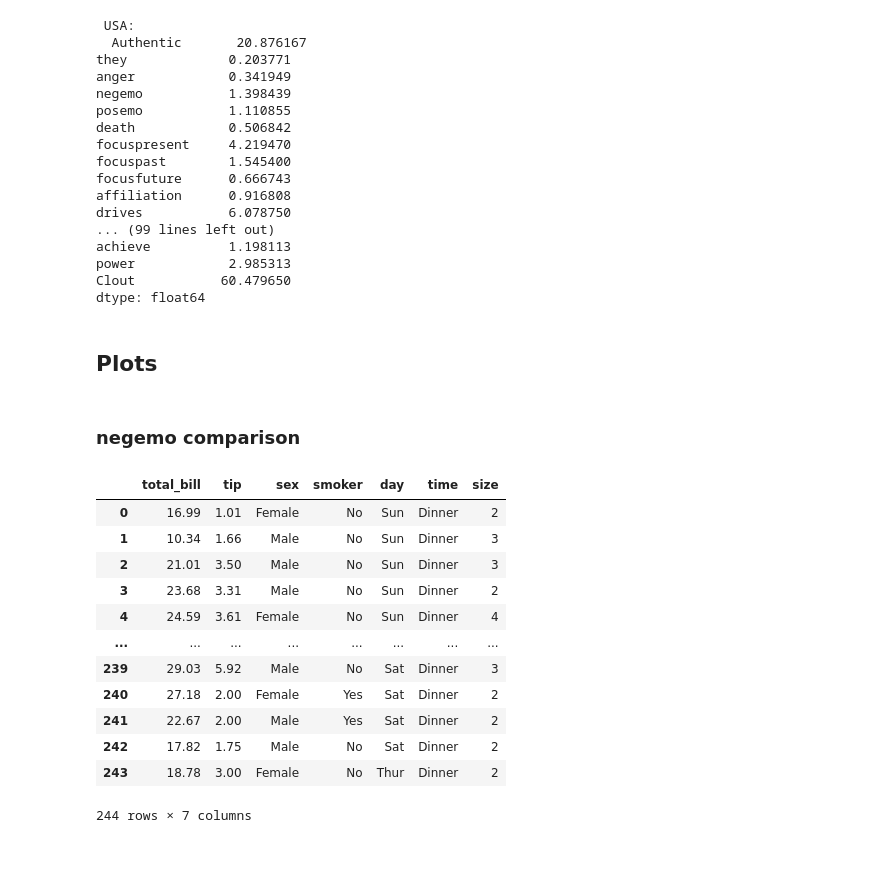
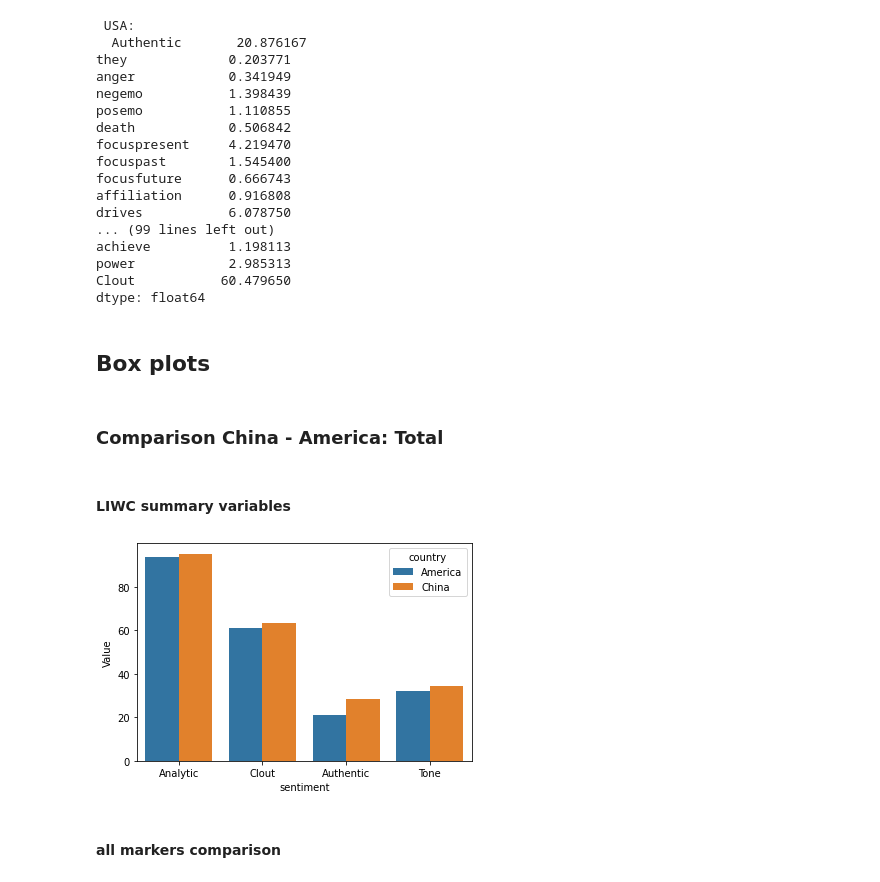
Before and after one commit to silviapoletti/Covid19-related-tweets-Network-Analysis, a Jupyter notebook: src/sentiment_analysis/statistics.ipynb, the cells around one changed output. Cells and saved outputs as stored; diff of their text form; code cells hidden in the pictures; blank space fills up the shorter version.

```diff
--- a/src/sentiment_analysis/statistics.ipynb
+++ b/src/sentiment_analysis/statistics.ipynb
@@ -131,25 +132,36 @@ achieve          1.198113
 power            2.985313
 Clout           60.479650
 dtype: float64
-# %% [markdown]
-## Plots
+# %% [markdown]
+## Box plots
+# %% [markdown]
+### Comparison China - America: Total
+# %% [markdown]
+#### LIWC summary variables
+# %%
+# total
+america_total = pd.DataFrame(americaTL.mean(
+    axis=0)[["Analytic", "Clout", "Authentic", "Tone"]])
+america_total.rename(columns={0: "value"}, inplace=True)
+america_total['sentiment'] = america_total.index
+america_total.reset_index(drop=True, inplace=True)
+america_total.insert(0, 'country', 'America')
+
+china_total = pd.DataFrame(chinaTL.mean(
+    axis=0)[["Analytic", "Clout", "Authentic", "Tone"]])
+china_total.rename(columns={0: "value"}, inplace=True)
+china_total['sentiment'] = china_total.index
+china_total.reset_index(drop=True, inplace=True)
+china_total.insert(0, 'country', 'China')
+
+total = pd.concat([america_total, china_total])
+
+total
+tot = sns.barplot(data=total, x='sentiment', hue='country', y="value")
+tot.set(ylabel='Value')
+plt.show()
+# %% [output]
+[figure, added]
 # %% [markdown]
-### negemo comparison
+#### all markers comparison
-# %%
-tips = sns.load_dataset("tips")
-tips
-# %% [output]
-|  | total_bill | tip | sex | smoker | day | time | size |
-| 0 | 16.99 | 1.01 | Female | No | Sun | Dinner | 2 |
-| 1 | 10.34 | 1.66 | Male | No | Sun | Dinner | 3 |
-| 2 | 21.01 | 3.50 | Male | No | Sun | Dinner | 3 |
-| 3 | 23.68 | 3.31 | Male | No | Sun | Dinner | 2 |
-| 4 | 24.59 | 3.61 | Female | No | Sun | Dinner | 4 |
-| ... | ... | ... | ... | ... | ... | ... | ... |
-| 239 | 29.03 | 5.92 | Male | No | Sat | Dinner | 3 |
-| 240 | 27.18 | 2.00 | Female | Yes | Sat | Dinner | 2 |
-| 241 | 22.67 | 2.00 | Male | Yes | Sat | Dinner | 2 |
-| 242 | 17.82 | 1.75 | Male | No | Sat | Dinner | 2 |
-| 243 | 18.78 | 3.00 | Female | No | Thur | Dinner | 2 |
-244 rows × 7 columns
 # %%
```
Also changed, not shown: parts of 25 cells of this notebook.
